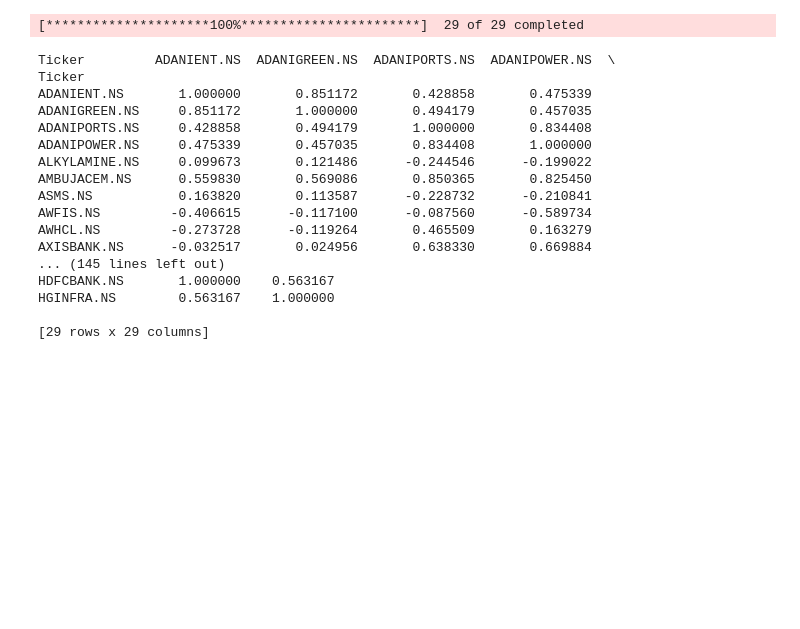
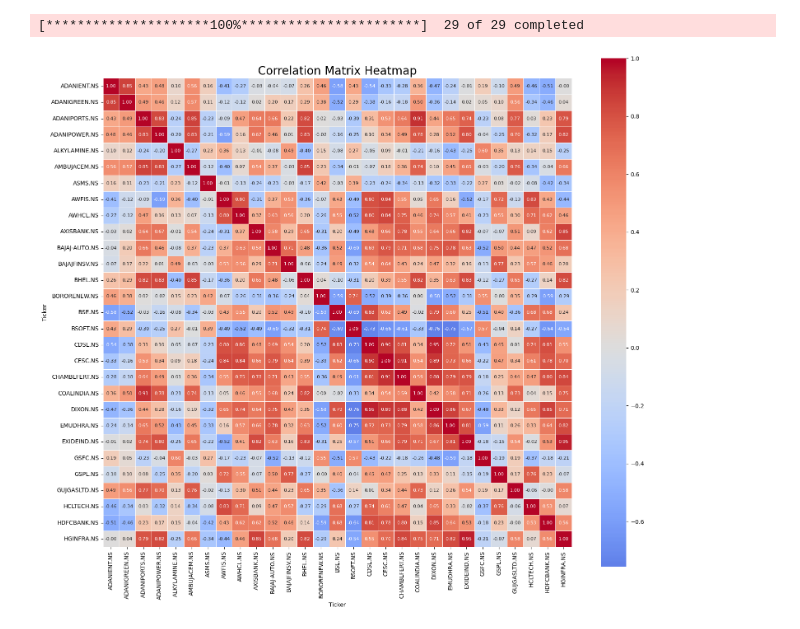
Before and after one commit to krunalhp/stockanalysis, a Jupyter notebook: co_relation.ipynb, the cells around one changed output. Saved outputs shown, nothing was run; the diff lists cells and outputs as text; code cells hidden in the pictures; blank space fills up the shorter version.

```diff
--- a/co_relation.ipynb
+++ b/co_relation.ipynb
@@ -27,8 +26,39 @@ def calculate_correlation_matrix(tickers, start_date, end_date):
   correlation_matrix = data.corr()
 
   return correlation_matrix
+# %%
+def plot_correlation_matrix(correlation_matrix):
+    """
+    Plots a high-definition heatmap of the correlation matrix.
+
+    Args:
+        correlation_matrix: A pandas DataFrame representing the correlation matrix.
+    """
+    # Set the figure size (HD resolution)
+    plt.figure(figsize=(16, 16))  # Adjust size for better clarity if needed
+
+    # Create a heatmap with annotations and a color scale
+    sns.heatmap(correlation_matrix,
+                annot=True,        # Display values in the heatmap
+                fmt='.2f',         # Format the numbers to 2 decimal places
+                cmap='coolwarm',   # Color palette
+                center=0,          # Center the color scale at 0
+                square=True,       # Ensure the plot is square-shaped
+                linewidths=0.5,    # Add slight separation between cells
+                cbar_kws={'shrink': 0.8},  # Make the colorbar smaller
+                xticklabels=True,  # Show tick labels on x-axis
+                yticklabels=True,  # Show tick labels on y-axis
+                annot_kws={'size': 8})  # Adjust annotation text size
+
+    # Rotate labels for better visibility if needed
+    plt.xticks(rotation=90, ha='center')
+    plt.yticks(rotation=0, va='center')
+
+    # Show the plot
+    plt.title("Correlation Matrix Heatmap", fontsize=20)
+    plt.tight_layout()  # Ensure the layout is adjusted for tight spaces
+    plt.show()
 # %%
-
 # Define the tickers
 tickers = ["ADANIENT.NS",
 "ADANIGREEN.NS",
@@ -41,48 +71,32 @@ tickers = ["ADANIENT.NS",
 "AWHCL.NS",
 "AXISBANK.NS",
 "BAJAJ-AUTO.NS",
 "BAJAJFINSV.NS",
 "BHEL.NS",
 "BORORENEW.NS",
 "BSE.NS",
 "BSOFT.NS",
 "CDSL.NS",
 "CESC.NS",
 "CHAMBLFERT.NS",
 "COALINDIA.NS",
 "DIXON.NS",
 "EMUDHRA.NS",
 "EXIDEIND.NS",
 "GSFC.NS",
 "GSPL.NS",
 "GUJGASLTD.NS",
 "HCLTECH.NS",
 "HDFCBANK.NS",
 "HGINFRA.NS",
 ]
 start_date = "2024-01-01"
 end_date = "2024-12-08"
 
 correlation_matrix = calculate_correlation_matrix(tickers, start_date, end_date)
 
-print('\n\n\n'+ str(correlation_matrix))
+plot_correlation_matrix(correlation_matrix)
 correlation_matrix.to_csv("correlation_matrix.csv")
 # %% [output]
 [*********************100%***********************]  29 of 29 completed
-Ticker         ADANIENT.NS  ADANIGREEN.NS  ADANIPORTS.NS  ADANIPOWER.NS  \
-Ticker
-ADANIENT.NS       1.000000       0.851172       0.428858       0.475339
-ADANIGREEN.NS     0.851172       1.000000       0.494179       0.457035
-ADANIPORTS.NS     0.428858       0.494179       1.000000       0.834408
-ADANIPOWER.NS     0.475339       0.457035       0.834408       1.000000
-ALKYLAMINE.NS     0.099673       0.121486      -0.244546      -0.199022
-AMBUJACEM.NS      0.559830       0.569086       0.850365       0.825450
-ASMS.NS           0.163820       0.113587      -0.228732      -0.210841
-AWFIS.NS         -0.406615      -0.117100      -0.087560      -0.589734
-AWHCL.NS         -0.273728      -0.119264       0.465509       0.163279
-AXISBANK.NS      -0.032517       0.024956       0.638330       0.669884
-... (145 lines left out)
-HDFCBANK.NS       1.000000    0.563167
-HGINFRA.NS        0.563167    1.000000
-
-[29 rows x 29 columns]
+[figure, added]
```
Also changed, not shown: parts of 2 cells of this notebook.
